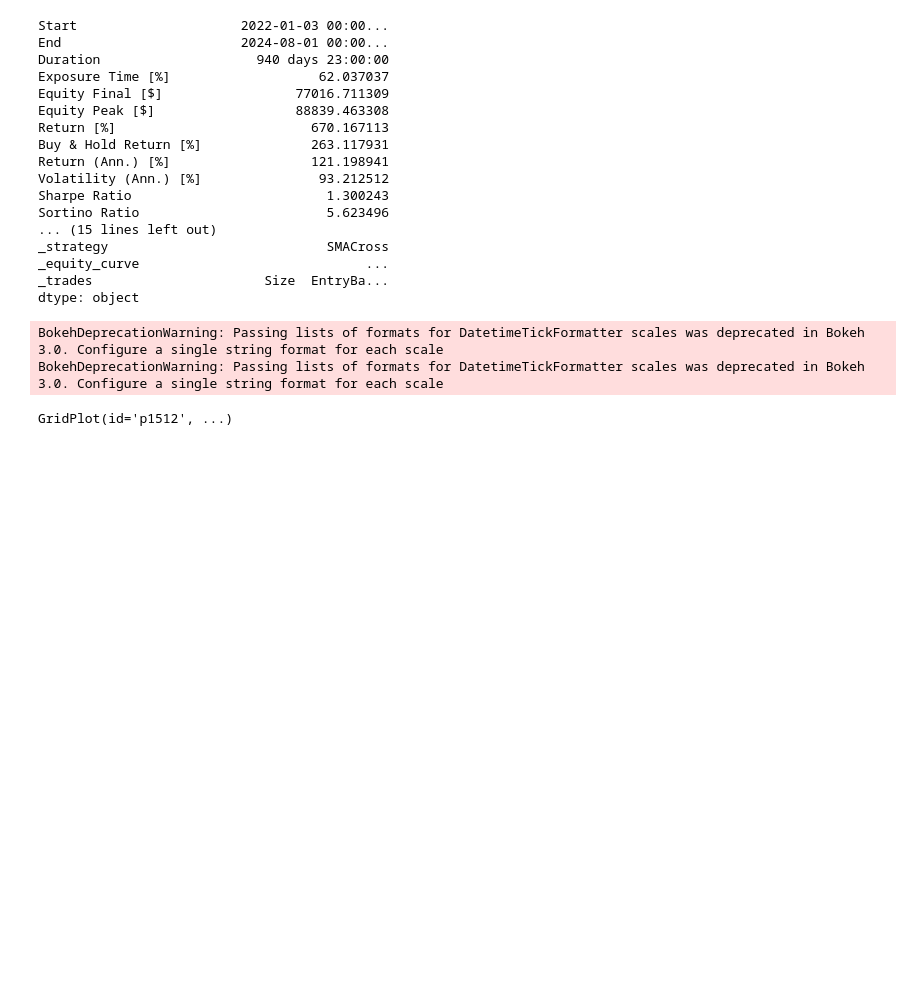
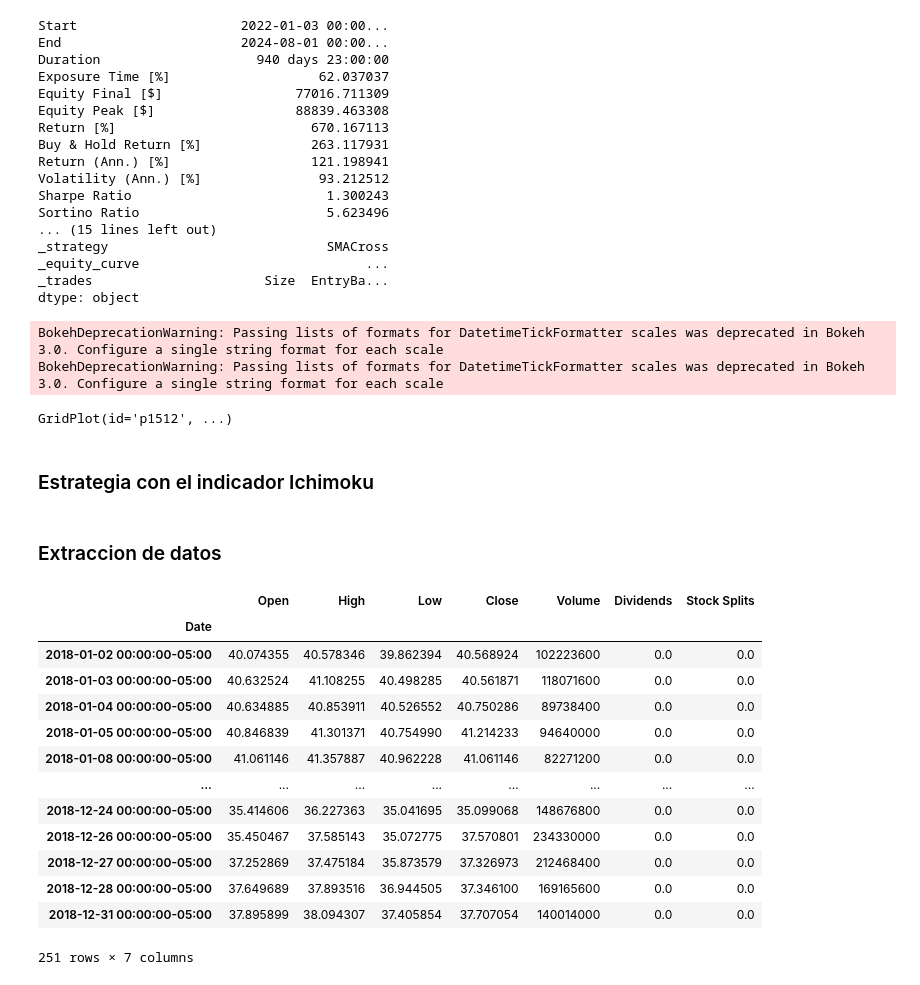
Before and after one commit to ggonzalez3377/Proyectos_Gabriel_Gonzalez, a Jupyter notebook: 1). Algorithmic_Trading.ipynb, the cells around one changed output. Saved outputs shown, nothing was run; the diff lists cells and outputs as text; code cells hidden in the pictures; blank space fills up the shorter version.

```diff
--- a/1). Algorithmic_Trading.ipynb
+++ b/1). Algorithmic_Trading.ipynb
@@ -199,3 +201,7 @@ dtype: object
 BokehDeprecationWarning: Passing lists of formats for DatetimeTickFormatter scales was deprecated in Bokeh 3.0. Configure a single string format for each scale
 BokehDeprecationWarning: Passing lists of formats for DatetimeTickFormatter scales was deprecated in Bokeh 3.0. Configure a single string format for each scale
 GridPlot(id='p1512', ...)
+# %% [markdown]
+### Estrategia con el indicador Ichimoku
+# %% [markdown]
+### Extraccion de datos
@@ -201,0 +216,26 @@ GridPlot(id='p1512', ...)
+# %%
+# Elección de la compañía
+aapl = yf.Ticker('AAPL')
+
+# Período de tiempo que se desea analizar
+aapl_historical = aapl.history(start='2018-01-02', end='2019-01-02', interval='1d')
+
+# Creación del DataFrame
+signals_df = aapl_historical.copy()
+
+signals_df
+# %% [output]
+|  | Open | High | Low | Close | Volume | Dividends | Stock Splits |
+| Date |  |  |  |  |  |  |  |
+| 2018-01-02 00:00:00-05:00 | 40.074355 | 40.578346 | 39.862394 | 40.568924 | 102223600 | 0.0 | 0.0 |
+| 2018-01-03 00:00:00-05:00 | 40.632524 | 41.108255 | 40.498285 | 40.561871 | 118071600 | 0.0 | 0.0 |
+| 2018-01-04 00:00:00-05:00 | 40.634885 | 40.853911 | 40.526552 | 40.750286 | 89738400 | 0.0 | 0.0 |
+| 2018-01-05 00:00:00-05:00 | 40.846839 | 41.301371 | 40.754990 | 41.214233 | 94640000 | 0.0 | 0.0 |
+| 2018-01-08 00:00:00-05:00 | 41.061146 | 41.357887 | 40.962228 | 41.061146 | 82271200 | 0.0 | 0.0 |
+| ... | ... | ... | ... | ... | ... | ... | ... |
+| 2018-12-24 00:00:00-05:00 | 35.414606 | 36.227363 | 35.041695 | 35.099068 | 148676800 | 0.0 | 0.0 |
+| 2018-12-26 00:00:00-05:00 | 35.450467 | 37.585143 | 35.072775 | 37.570801 | 234330000 | 0.0 | 0.0 |
+| 2018-12-27 00:00:00-05:00 | 37.252869 | 37.475184 | 35.873579 | 37.326973 | 212468400 | 0.0 | 0.0 |
+| 2018-12-28 00:00:00-05:00 | 37.649689 | 37.893516 | 36.944505 | 37.346100 | 169165600 | 0.0 | 0.0 |
+| 2018-12-31 00:00:00-05:00 | 37.895899 | 38.094307 | 37.405854 | 37.707054 | 140014000 | 0.0 | 0.0 |
+251 rows × 7 columns
```
Also changed, not shown: parts of 5 cells of this notebook, 3 other files.
